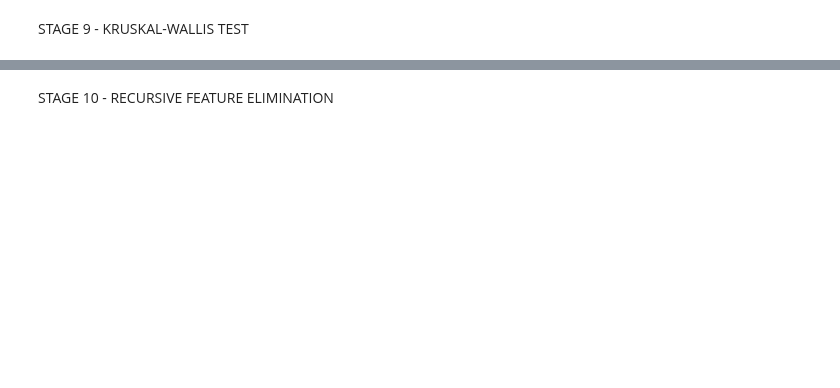
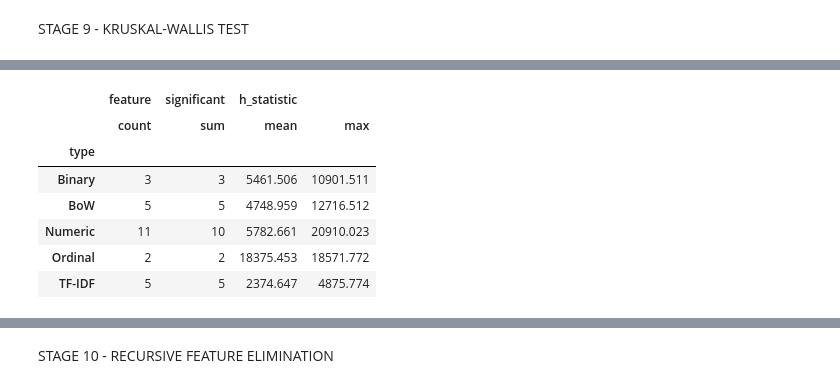
Before and after one commit to Nina1007/Supply_Chain_2024_DS, a Jupyter notebook: feature_selection.ipynb, the cells around one changed output, grey strips where cells are left out. Saved outputs shown, nothing was run; the diff lists cells and outputs as text; code cells hidden in the pictures; blank space fills up the shorter version.

```diff
--- a/feature_selection.ipynb
+++ b/feature_selection.ipynb
@@ -755,0 +1431,92 @@ Kruskal-Wallis Test Analysis: rating vs time_of_day=============================
+# %%
+def analyze_kruskal_wallis(column_name, data, feature_type='Numeric'):
+    """Analyze feature using Kruskal-Wallis test"""
+    if column_name not in data.columns:
+        return None
+
+    rating_groups = [data[data['rating'] == rating][column_name]
+                    for rating in data['rating'].unique()]
+
+    try:
+        if any(len(group.unique()) == 1 for group in rating_groups):
+            h_statistic, p_value = 0, 1.0
+        else:
+            h_statistic, p_value = kruskal(*rating_groups)
+    except ValueError:
+        h_statistic, p_value = 0, 1.0
+
+    strong_threshold = 30 if feature_type == 'Binary' else 50
+    moderate_threshold = 15 if feature_type == 'Binary' else 30
+
+    return {
+        'feature': column_name,
+        'type': feature_type,
+        'h_statistic': h_statistic,
+        'p_value': p_value,
+        'significant': p_value < 0.05,
+        'strength': ("strong" if h_statistic > strong_threshold else
+                    "moderate" if h_statistic > moderate_threshold else
+                    "weak")
+    }
+
+def run_kruskal_analysis():
+    results = []
+
+    # Process features by type
+    for feature_group, type_name in [
+        (true_numeric + time_based_numeric, 'Numeric'),
+        ([f for f in binary_variables if f.endswith('_encoded')], 'Binary'),
+        ([f for f in categorical_ordinal if f != 'rating'], 'Ordinal')
+    ]:
+        for feature in feature_group:
+            if feature in train_df.columns:
+                result = analyze_kruskal_wallis(feature, train_df, type_name)
+                if result:
+                    results.append(result)
+
+    # Process TF-IDF and BoW features
+    for df, cols, type_name in [
+        (tfidf_df, top_tfidf_cols, 'TF-IDF'),
+        (bow_df, top_bow_cols, 'BoW')
+    ]:
+        if df is not None and len(cols) > 0:
+            data = pd.concat([df[cols], train_df['rating']], axis=1)
+            for feature in cols:
+                result = analyze_kruskal_wallis(feature, data, type_name)
+                if result:
+                    results.append(result)
+
+    results_df = pd.DataFrame(results).sort_values(['significant', 'h_statistic'],
+                                                 ascending=[False, False])
+
+    # Display results
+    print("Kruskal-Wallis Analysis Results")
+    print("=" * 50)
+
+    print("\nResults by Feature Type:")
+    display(results_df.groupby('type').agg({
+        'feature': 'count',
+        'significant': 'sum',
+        'h_statistic': ['mean', 'max']
+    }).round(3))
+
+    print("\nSignificant Features (p < 0.05):")
+    display(results_df[results_df['significant']].sort_values('h_statistic', ascending=False))
+
+    print("\nRecommendations:")
+    print("-" * 50)
+
+    strong = results_df[(results_df['significant']) & (results_df['strength'] == 'strong')]
+    weak = results_df[(~results_df['significant']) | (results_df['strength'] == 'weak')]
+
+    if not strong.empty:
+        print("\nStrong discriminative features:")
+        display(strong)
+    if not weak.empty:
+        print("\nFeatures to consider dropping:")
+        display(weak)
+
+    return results_df
+
+kruskal_results = run_kruskal_analysis()
+# %% [output]
@@ -755,0 +1527,8 @@ Kruskal-Wallis Test Analysis: rating vs time_of_day=============================
+|  | feature | significant | h_statistic |  |
+|  | count | sum | mean | max |
+| type |  |  |  |  |
+| Binary | 3 | 3 | 5461.506 | 10901.511 |
+| BoW | 5 | 5 | 4748.959 | 12716.512 |
+| Numeric | 11 | 10 | 5782.661 | 20910.023 |
+| Ordinal | 2 | 2 | 18375.453 | 18571.772 |
+| TF-IDF | 5 | 5 | 2374.647 | 4875.774 |
```
Also changed, not shown: parts of 46 cells of this notebook.
